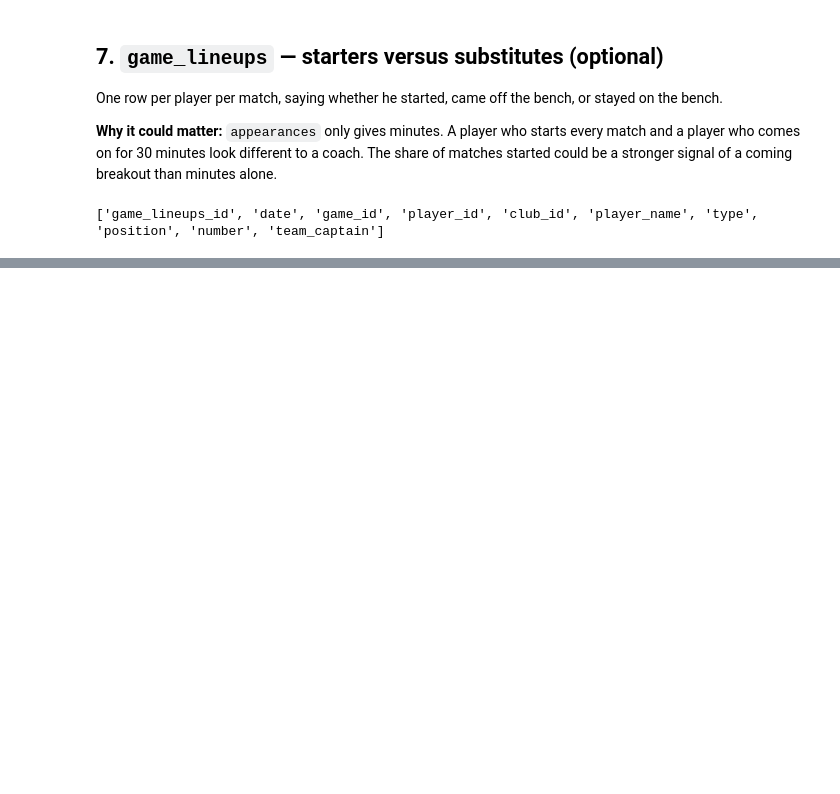
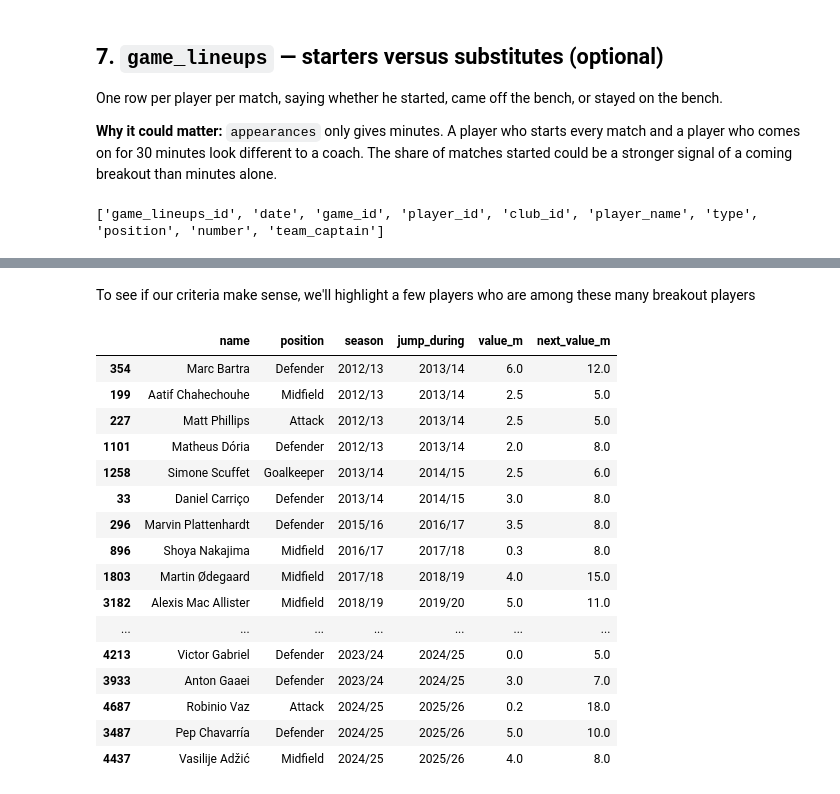
Before and after one commit to jonathanpacozzi-cmyk/breakout-players, a Jupyter notebook: notebooks/02_explore_data.ipynb, the cells around one changed output, grey strips where cells are left out. Cells and saved outputs as stored; diff of their text form; code cells hidden in the pictures; blank space fills up the shorter version.

```diff
--- a/notebooks/02_explore_data.ipynb
+++ b/notebooks/02_explore_data.ipynb
@@ -402,3 +479,39 @@ print(lineups.columns.tolist())      # check the real column names first
+# %% [markdown]
+To see if our criteria make sense, we'll highlight a few players who are among these many breakout players
+# %%
+# Sanity check: 20 random breakouts, to see if we recognise the names
+breakouts = july[july["breakout"] & july["season"].between(2012, 2024)]
+breakouts = breakouts.merge(players[["player_id", "name", "position"]], on="player_id", how="left")
+# breakouts = breakouts[breakouts["position"].isin(["Attack", "Midfield"])]   # uncomment to keep attackers and midfielders only
+
+sample = breakouts.sample(20, random_state=42).sort_values("season")
+
+# Readable labels: "2017/18" = season of the starting value, the jump happens during the next one
+fmt = lambda s: s.astype(str) + "/" + (s + 1).astype(str).str[-2:]
+sample["jump_during"] = fmt(sample["season"] + 1)
+sample["season"] = fmt(sample["season"])
+sample["value_m"] = (sample["value"] / 1e6).round(1)            # in millions of euros
+sample["next_value_m"] = (sample["next_value"] / 1e6).round(1)
+
+sample[["name", "position", "season", "jump_during", "value_m", "next_value_m"]]
+# %% [output]
+|  | name | position | season | jump_during | value_m | next_value_m |
+| 354 | Marc Bartra | Defender | 2012/13 | 2013/14 | 6.0 | 12.0 |
+| 199 | Aatif Chahechouhe | Midfield | 2012/13 | 2013/14 | 2.5 | 5.0 |
+| 227 | Matt Phillips | Attack | 2012/13 | 2013/14 | 2.5 | 5.0 |
+| 1101 | Matheus Dória | Defender | 2012/13 | 2013/14 | 2.0 | 8.0 |
+| 1258 | Simone Scuffet | Goalkeeper | 2013/14 | 2014/15 | 2.5 | 6.0 |
+| 33 | Daniel Carriço | Defender | 2013/14 | 2014/15 | 3.0 | 8.0 |
+| 296 | Marvin Plattenhardt | Defender | 2015/16 | 2016/17 | 3.5 | 8.0 |
+| 896 | Shoya Nakajima | Midfield | 2016/17 | 2017/18 | 0.3 | 8.0 |
+| 1803 | Martin Ødegaard | Midfield | 2017/18 | 2018/19 | 4.0 | 15.0 |
+| 3182 | Alexis Mac Allister | Midfield | 2018/19 | 2019/20 | 5.0 | 11.0 |
+| ... | ... | ... | ... | ... | ... | ... |
+| 4213 | Victor Gabriel | Defender | 2023/24 | 2024/25 | 0.0 | 5.0 |
+| 3933 | Anton Gaaei | Defender | 2023/24 | 2024/25 | 3.0 | 7.0 |
+| 4687 | Robinio Vaz | Attack | 2024/25 | 2025/26 | 0.2 | 18.0 |
+| 3487 | Pep Chavarría | Defender | 2024/25 | 2025/26 | 5.0 | 10.0 |
+| 4437 | Vasilije Adžić | Midfield | 2024/25 | 2025/26 | 4.0 | 8.0 |
 # %% [markdown]
 ## Takeaways
 
```
Also changed, not shown: parts of 5 cells of this notebook.
